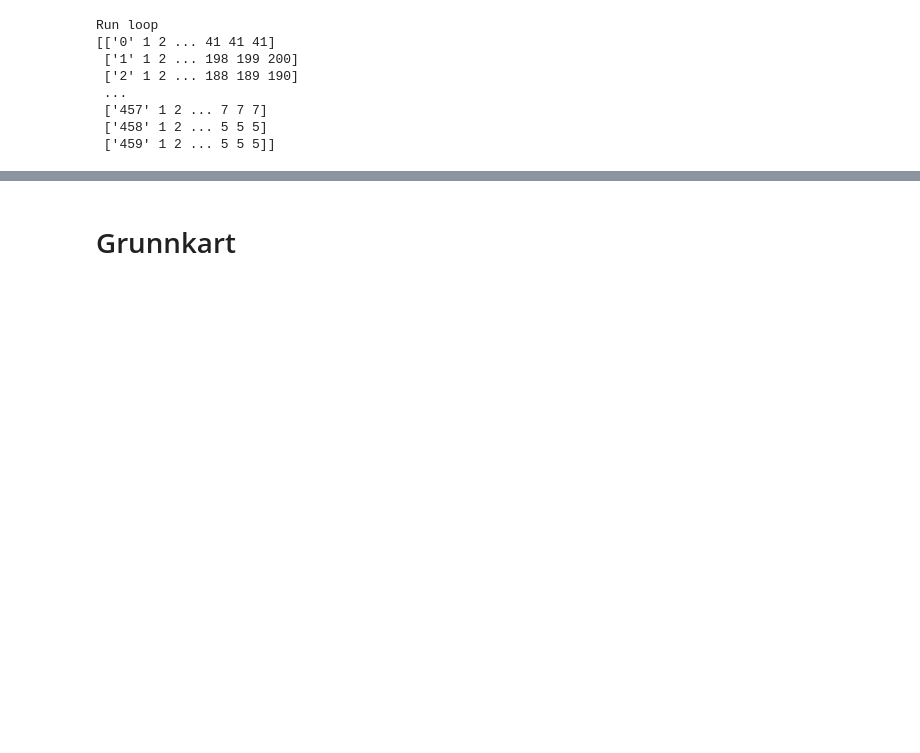
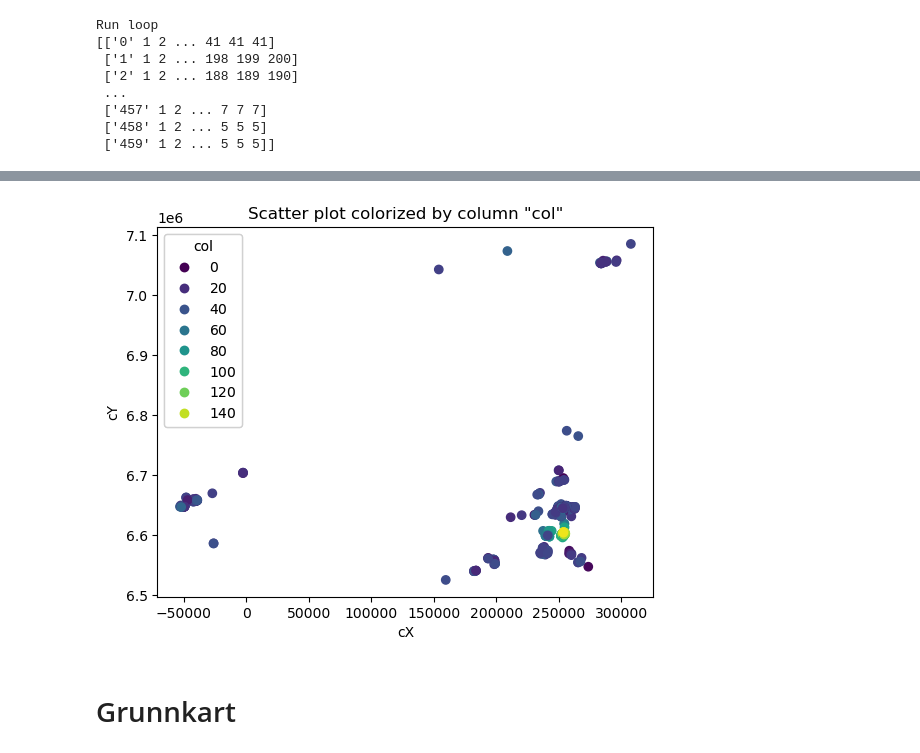
Before and after one commit to egowork/gis_tools, a Jupyter notebook: GIS_funksjoner.ipynb, the cells around one changed output, grey strips where cells are left out. Cells and saved outputs as stored; diff of their text form; code cells hidden in the pictures; blank space fills up the shorter version.

```diff
--- a/GIS_funksjoner.ipynb
+++ b/GIS_funksjoner.ipynb
@@ -533,8 +777,0 @@ TypeError: 'AxesSubplot' object is not subscriptable
-# %%
-for i in (10, 100-1):
-    ...:     %timeit dfdist(pos)
-print("dsd")
-for i in (10, 100-1):
-    ...:     %timeit euclidean_distances(pos, pos)
-
-print("dsd")
@@ -859,3 +1095,8 @@ Run loop
  ['457' 1 2 ... 7 7 7]
  ['458' 1 2 ... 5 5 5]
  ['459' 1 2 ... 5 5 5]]
+# %%
+aa = read_feature_class(geometry_path)
+# %%
+tt = aa.merge(eigen_measures_df, how = "left")#.merge(comms_measures_df, how = "left")
+#pd.concat({aa,eigen_measures_df}, axis = 1)
@@ -861,0 +1120,21 @@ Run loop
+# %%
+import pandas as pd
+import matplotlib.pyplot as plt
+
+# Create a scatter plot
+fig, ax = plt.subplots()
+scatter = ax.scatter(tt['Centroid_X'], tt['Centroid_Y'], c=tt['PC_large'].astype('category').cat.codes, cmap='viridis')
+
+# Add a legend
+legend1 = ax.legend(*scatter.legend_elements(), title="col")
+ax.add_artist(legend1)
+
+# Set labels and title
+ax.set_xlabel('cX')
+ax.set_ylabel('cY')
+ax.set_title('Scatter plot colorized by column "col"')
+
+# Show the plot
+plt.show()
+# %% [output]
+[figure, added]
```
Also changed, not shown: parts of 44 cells of this notebook.
